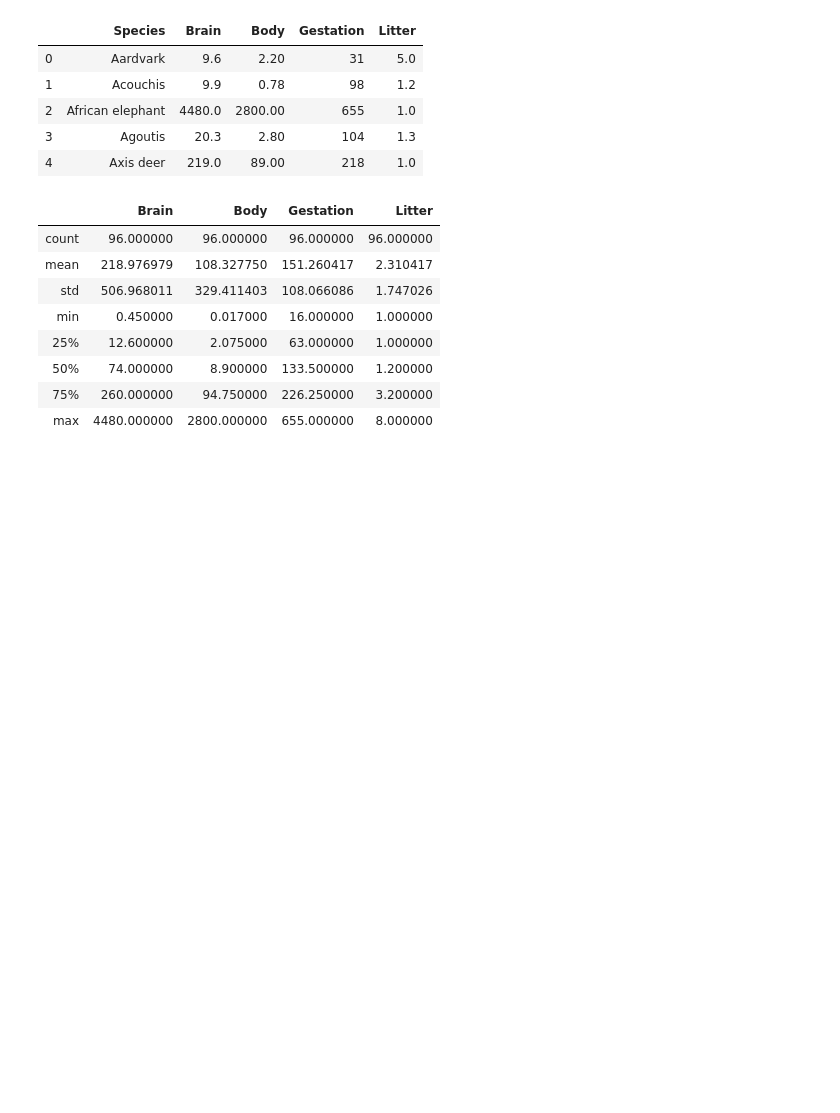
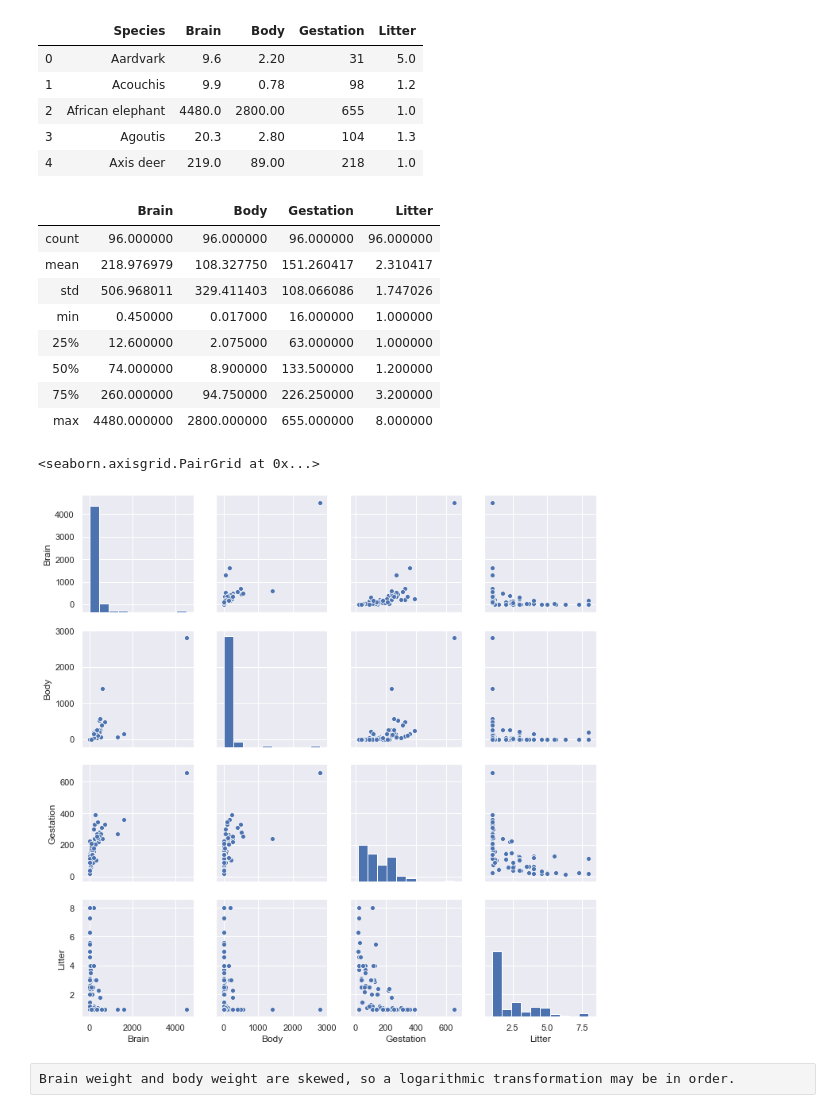
Before and after one commit to quintusdias/sleuth3, a Jupyter notebook: ch09/brainsize.ipynb, the cells around one changed output. Drawn from its saved outputs; the diff is of its cells as text; code cells hidden in the pictures; blank space fills up the shorter version.

```diff
--- a/ch09/brainsize.ipynb
+++ b/ch09/brainsize.ipynb
@@ -36,3 +36,12 @@ summary
 | 50% | 74.000000 | 8.900000 | 133.500000 | 1.200000 |
 | 75% | 260.000000 | 94.750000 | 226.250000 | 3.200000 |
 | max | 4480.000000 | 2800.000000 | 655.000000 | 8.000000 |
+# %%
+g = sns.PairGrid(df)
+g.map_diag(plt.hist)
+g.map_offdiag(sns.scatterplot)
+# %% [output]
+<seaborn.axisgrid.PairGrid at 0x...>
+[figure, added]
+# %% [raw]
+Brain weight and body weight are skewed, so a logarithmic transformation may be in order.
```
Also changed, not shown: parts of 2 cells of this notebook, 4 other files.
